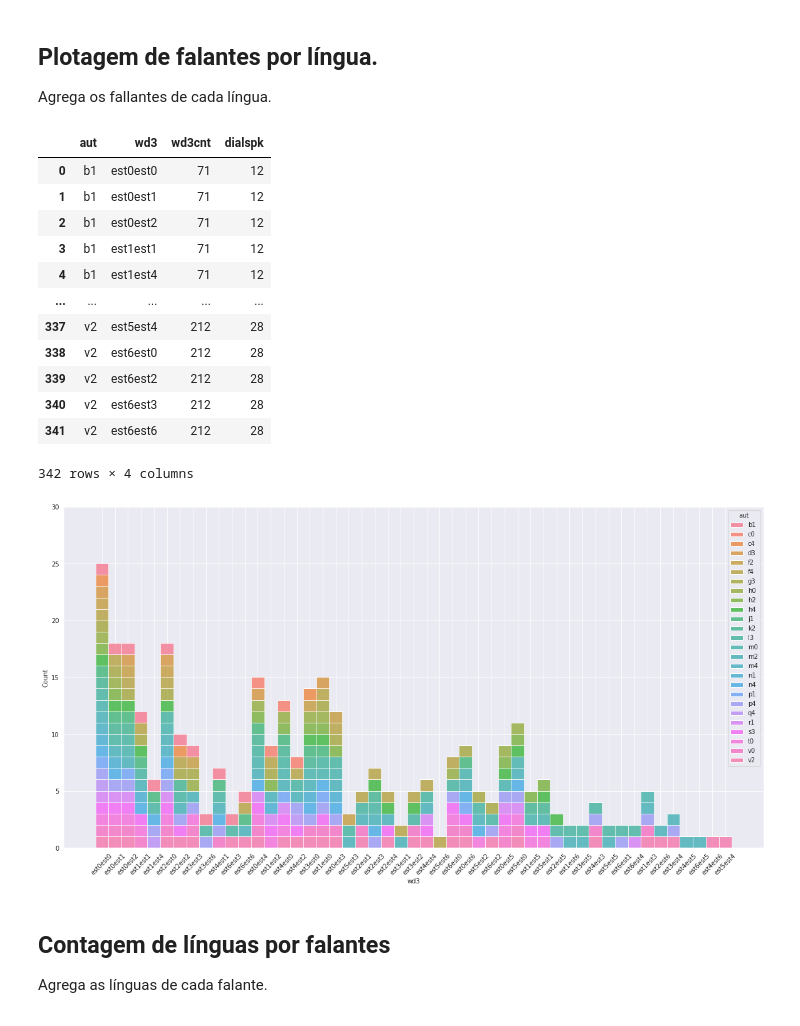
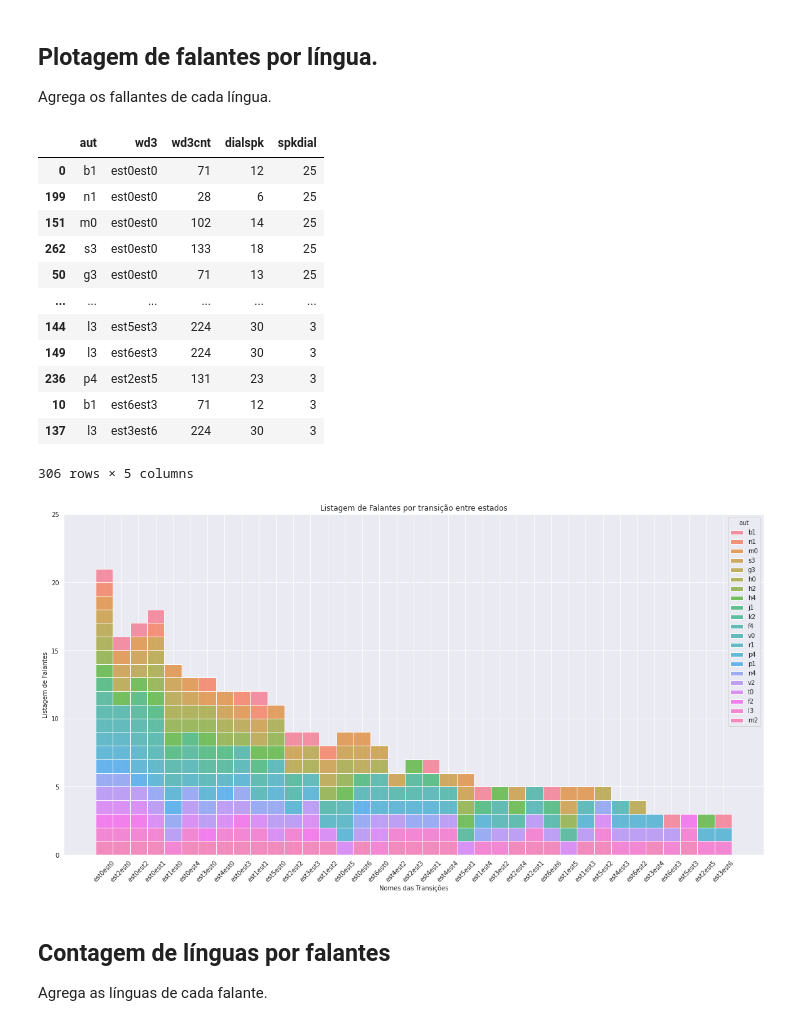
Before and after one commit to labase/data_edu, a Jupyter notebook: ipnb/organelas_eica.ipynb, the cells around one changed output. Cells and saved outputs as stored; diff of their text form; code cells hidden in the pictures.

```diff
--- a/ipnb/organelas_eica.ipynb
+++ b/ipnb/organelas_eica.ipynb
@@ -261,8 +263,13 @@ d_sst_dial = a.explode('wd3').reset_index()
 s = d_sst_ct.groupby('wd3').agg({'aut': lambda x: tuple(sorted(set(x))), 'wd3cnt':'count'})
 d_sst_spk = s.explode('aut').reset_index()
 d_sst_dial["dialspk"] = d_sst_dial.groupby('aut')['wd3cnt'].transform('count')
+d_sst_dial["spkdial"] = d_sst_dial.groupby('wd3')['wd3cnt'].transform('count')
 d_sst_spk["dialspk"] = d_sst_spk.groupby('wd3')['wd3cnt'].transform('count')
-d_sst_spk = d_sst_spk[d_sst_spk["dialspk"]>2]
+d_sst_spk["spkdial"] = d_sst_spk.groupby('aut')['wd3cnt'].transform('count')
+d_sst_spk = d_sst_spk[d_sst_spk["dialspk"]>5]
+d_sst_dial = d_sst_dial[d_sst_dial["dialspk"]>5]
+d_sst_spk = d_sst_spk[d_sst_spk["spkdial"]>2]
+d_sst_dial = d_sst_dial[d_sst_dial["spkdial"]>2]
 
 # print(a.explode('wd3'))
 d_sst_spk
@@ -284,25 +291,29 @@ d_sst_spk
 ## Plotagem de falantes por língua.
 Agrega os fallantes de cada língua.
 # %%
-sns.histplot(x=d_sst_dial.wd3, data=d_sst_dial, multiple="stack", hue=d_sst_dial.aut).set(ylim=(0,30))
+d_sst_dial = d_sst_dial.sort_values(by="spkdial", ascending=False)
+
+sns.histplot(x=d_sst_dial.wd3, data=d_sst_dial, multiple="stack", hue=d_sst_dial.aut).set(
+    ylim=(0,25),title="Listagem de Falantes por transição entre estados", xlabel="Nomes das Transições", ylabel="Listagem de Falantes")
+#
 plt.xticks(rotation=45)
 plt.gcf().set_size_inches(20, 10)
 d_sst_dial
 # %% [output]
-|  | aut | wd3 | wd3cnt | dialspk |
-| 0 | b1 | est0est0 | 71 | 12 |
-| 1 | b1 | est0est1 | 71 | 12 |
-| 2 | b1 | est0est2 | 71 | 12 |
-| 3 | b1 | est1est1 | 71 | 12 |
-| 4 | b1 | est1est4 | 71 | 12 |
-| ... | ... | ... | ... | ... |
-| 337 | v2 | est5est4 | 212 | 28 |
-| 338 | v2 | est6est0 | 212 | 28 |
-| 339 | v2 | est6est2 | 212 | 28 |
-| 340 | v2 | est6est3 | 212 | 28 |
-| 341 | v2 | est6est6 | 212 | 28 |
+|  | aut | wd3 | wd3cnt | dialspk | spkdial |
+| 0 | b1 | est0est0 | 71 | 12 | 25 |
+| 199 | n1 | est0est0 | 28 | 6 | 25 |
+| 151 | m0 | est0est0 | 102 | 14 | 25 |
+| 262 | s3 | est0est0 | 133 | 18 | 25 |
+| 50 | g3 | est0est0 | 71 | 13 | 25 |
+| ... | ... | ... | ... | ... | ... |
+| 144 | l3 | est5est3 | 224 | 30 | 3 |
+| 149 | l3 | est6est3 | 224 | 30 | 3 |
+| 236 | p4 | est2est5 | 131 | 23 | 3 |
+| 10 | b1 | est6est3 | 71 | 12 | 3 |
+| 137 | l3 | est3est6 | 224 | 30 | 3 |
-342 rows × 4 columns
+306 rows × 5 columns
-[figure, old version]
+[figure, new version]
 # %% [markdown]
 ## Contagem de línguas por falantes
 Agrega as línguas de cada falante.
```
Also changed, not shown: parts of 5 cells of this notebook, 1 other file.
